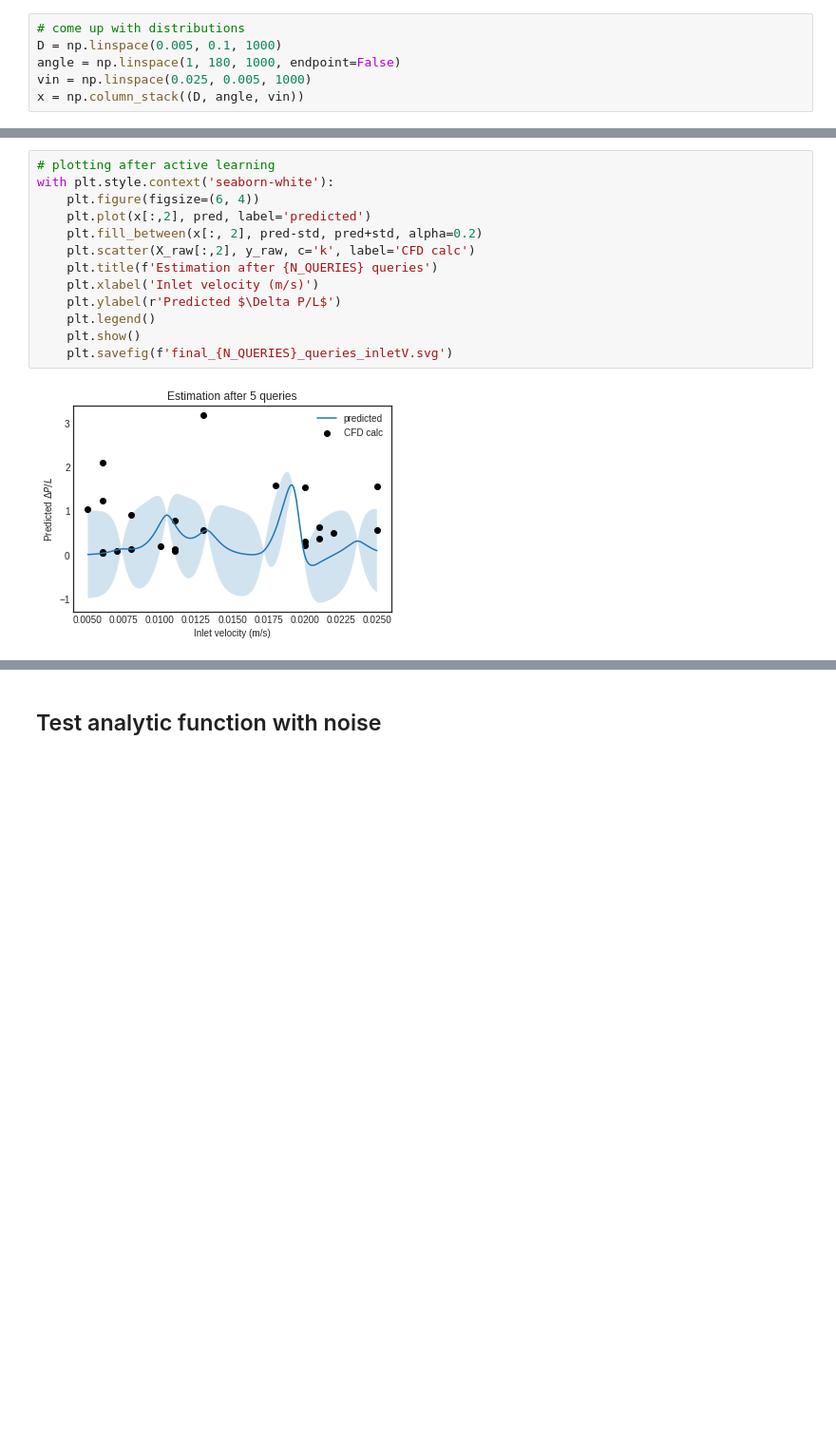
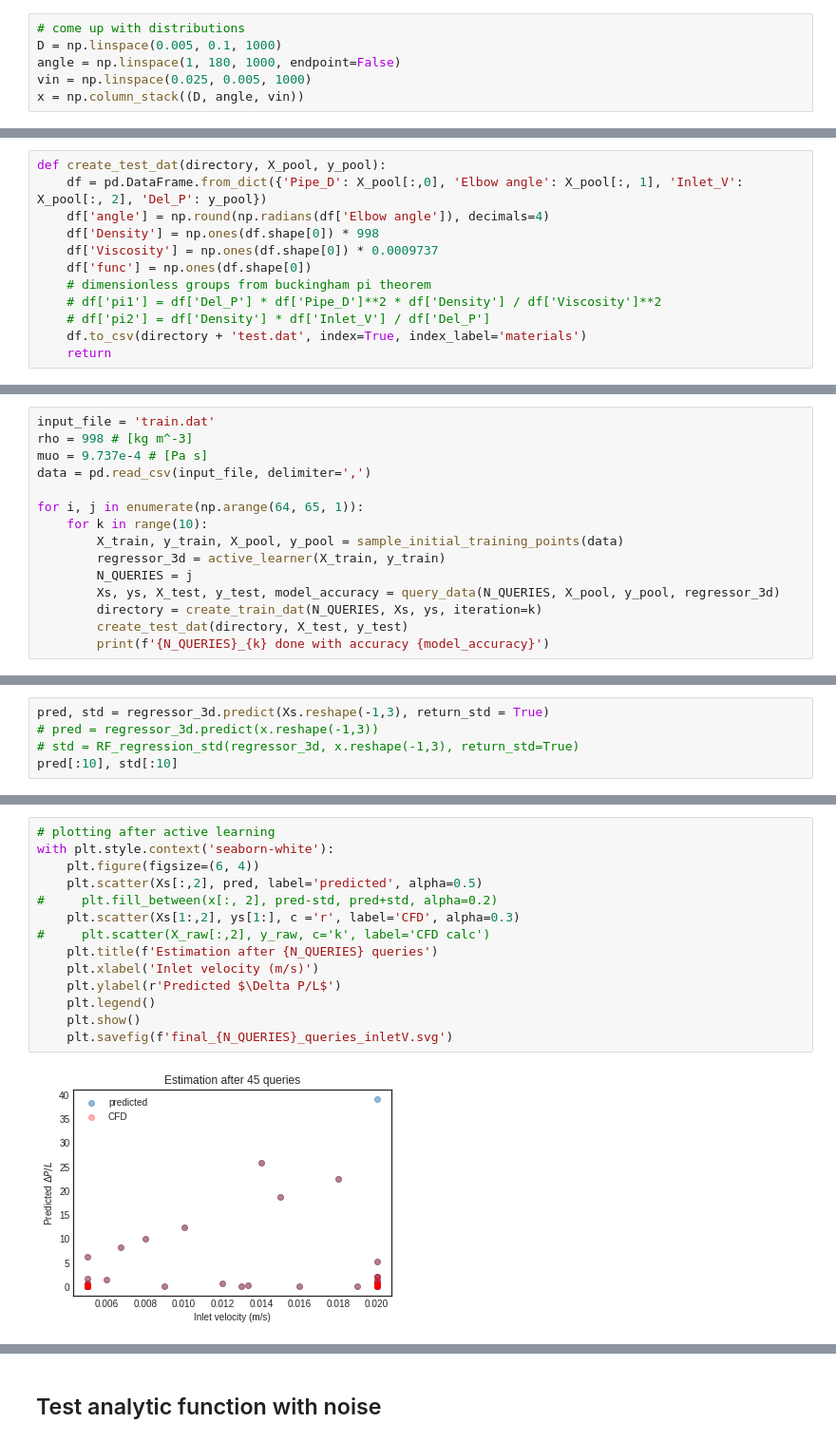
Before and after one commit to ur-whitelab/alcfd, a Jupyter notebook: al_gpr_3Dfeatures.ipynb, the cells around one changed output, grey strips where cells are left out. Shown at 95% size. Saved outputs shown, nothing was run; the diff lists cells and outputs as text; blank space fills up the shorter version.

Commit message:
improved active learner robustness

```diff
--- a/al_gpr_3Dfeatures.ipynb
+++ b/al_gpr_3Dfeatures.ipynb
@@ -140,0 +145,12 @@ array([0.09600076, 0.09849674, 0.10104596, 0.10364894, 0.10630617,
+# %%
+def create_test_dat(directory, X_pool, y_pool):
+    df = pd.DataFrame.from_dict({'Pipe_D': X_pool[:,0], 'Elbow angle': X_pool[:, 1], 'Inlet_V': X_pool[:, 2], 'Del_P': y_pool})
+    df['angle'] = np.round(np.radians(df['Elbow angle']), decimals=4)
+    df['Density'] = np.ones(df.shape[0]) * 998
+    df['Viscosity'] = np.ones(df.shape[0]) * 0.0009737
+    df['func'] = np.ones(df.shape[0])
+    # dimensionless groups from buckingham pi theorem
+    # df['pi1'] = df['Del_P'] * df['Pipe_D']**2 * df['Density'] / df['Viscosity']**2
+    # df['pi2'] = df['Density'] * df['Inlet_V'] / df['Del_P']
+    df.to_csv(directory + 'test.dat', index=True, index_label='materials')
+    return
@@ -140,0 +159,15 @@ array([0.09600076, 0.09849674, 0.10104596, 0.10364894, 0.10630617,
+# %%
+input_file = 'train.dat'
+rho = 998 # [kg m^-3]
+muo = 9.737e-4 # [Pa s]
+data = pd.read_csv(input_file, delimiter=',')
+
+for i, j in enumerate(np.arange(64, 65, 1)):
+    for k in range(10):
+        X_train, y_train, X_pool, y_pool = sample_initial_training_points(data)
+        regressor_3d = active_learner(X_train, y_train)
+        N_QUERIES = j
+        Xs, ys, X_test, y_test, model_accuracy = query_data(N_QUERIES, X_pool, y_pool, regressor_3d)
+        directory = create_train_dat(N_QUERIES, Xs, ys, iteration=k)
+        create_test_dat(directory, X_test, y_test)
+        print(f'{N_QUERIES}_{k} done with accuracy {model_accuracy}')
@@ -140,0 +263,5 @@ array([0.09600076, 0.09849674, 0.10104596, 0.10364894, 0.10630617,
+# %%
+pred, std = regressor_3d.predict(Xs.reshape(-1,3), return_std = True)
+# pred = regressor_3d.predict(x.reshape(-1,3))
+# std = RF_regression_std(regressor_3d, x.reshape(-1,3), return_std=True)
+pred[:10], std[:10]
@@ -174,16 +308,17 @@ with plt.style.context('seaborn-white'):
 # %%
 # plotting after active learning
 with plt.style.context('seaborn-white'):
     plt.figure(figsize=(6, 4))
-    plt.plot(x[:,2], pred, label='predicted')
-    plt.fill_between(x[:, 2], pred-std, pred+std, alpha=0.2)
-    plt.scatter(X_raw[:,2], y_raw, c='k', label='CFD calc')
+    plt.scatter(Xs[:,2], pred, label='predicted', alpha=0.5)
+#     plt.fill_between(x[:, 2], pred-std, pred+std, alpha=0.2)
+    plt.scatter(Xs[1:,2], ys[1:], c ='r', label='CFD', alpha=0.3)
+#     plt.scatter(X_raw[:,2], y_raw, c='k', label='CFD calc')
     plt.title(f'Estimation after {N_QUERIES} queries')
     plt.xlabel('Inlet velocity (m/s)')
     plt.ylabel(r'Predicted $\Delta P/L$')
     plt.legend()
     plt.show()
     plt.savefig(f'final_{N_QUERIES}_queries_inletV.svg')
 # %% [output]
-[figure, old version]
+[figure, new version]
 <Figure size 432x288 with 0 Axes>
```
Also changed, not shown: parts of 15 cells of this notebook.
